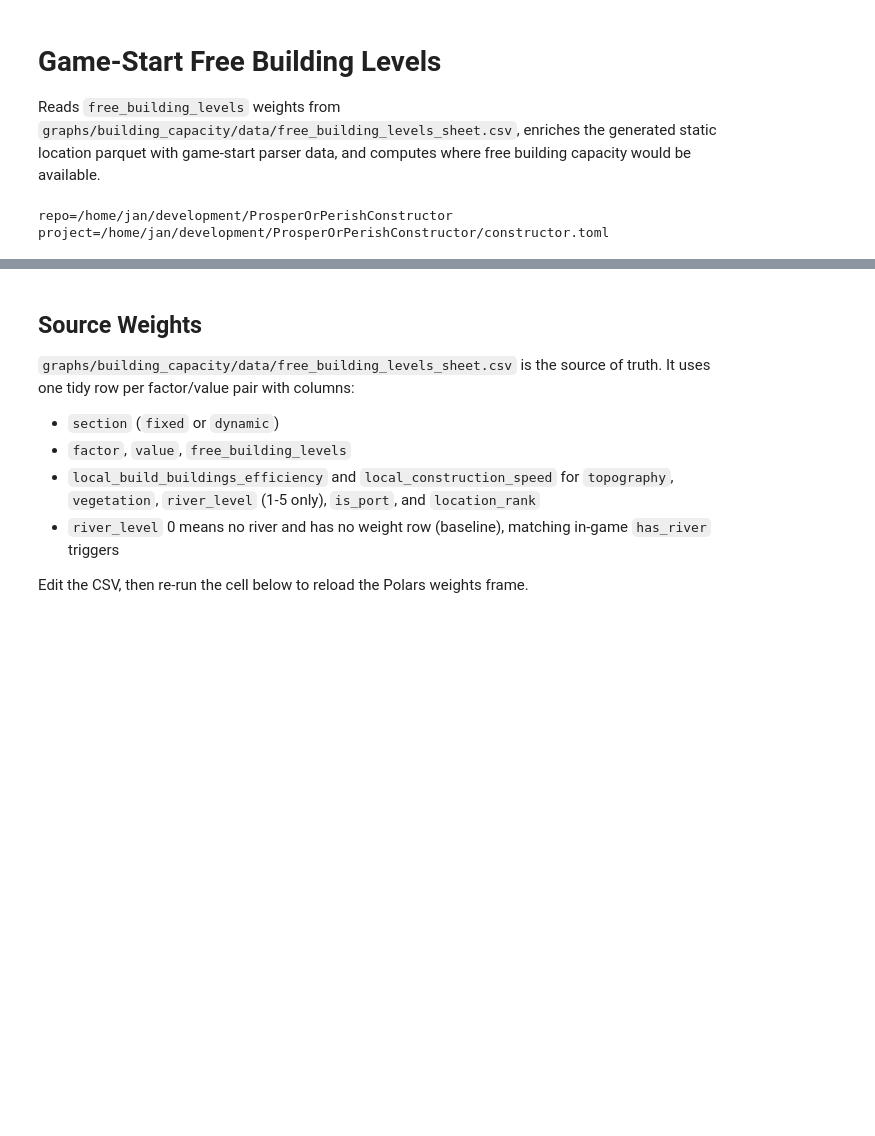
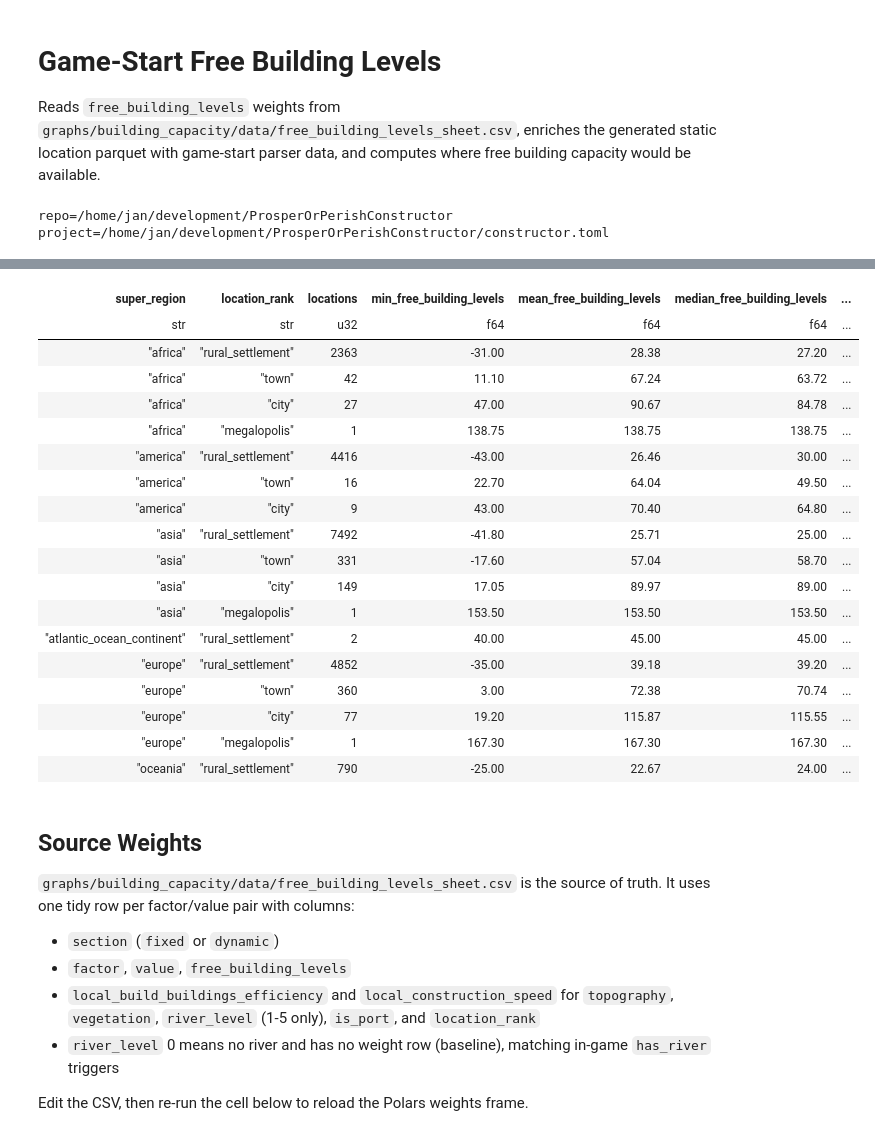
Before and after one commit to JanB1989/prosper-or-perish-constructor, a Jupyter notebook: graphs/building_capacity/free_building_levels_workbench.ipynb, the cells around one changed output, grey strips where cells are left out. Drawn from its saved outputs; the diff is of its cells as text; code cells hidden in the pictures; blank space fills up the shorter version.

```diff
--- a/graphs/building_capacity/free_building_levels_workbench.ipynb
+++ b/graphs/building_capacity/free_building_levels_workbench.ipynb
@@ -97,0 +102,62 @@ project=/home/jan/development/ProsperOrPerishConstructor/constructor.toml
+# %%
+RANK_ORDER = ["rural_settlement", "town", "city", "megalopolis"]
+
+
+def rank_order_expr() -> pl.Expr:
+    return (
+        pl.when(pl.col("location_rank") == "rural_settlement").then(pl.lit(0))
+        .when(pl.col("location_rank") == "town").then(pl.lit(1))
+        .when(pl.col("location_rank") == "city").then(pl.lit(2))
+        .when(pl.col("location_rank") == "megalopolis").then(pl.lit(3))
+        .otherwise(pl.lit(99))
+        .alias("rank_order")
+    )
+
+
+def summarize_rank_building_levels(
+    frame: pl.DataFrame,
+    group_by: list[str] | None = None,
+) -> pl.DataFrame:
+    group_columns = list(group_by or [])
+    return round_numeric_columns(
+        frame
+        .filter(pl.col("location_rank").is_in(RANK_ORDER))
+        .group_by([*group_columns, "location_rank"])
+        .agg(
+            pl.len().alias("locations"),
+            pl.col("free_building_levels").min().alias("min_free_building_levels"),
+            pl.col("free_building_levels").mean().alias("mean_free_building_levels"),
+            pl.col("free_building_levels").median().alias("median_free_building_levels"),
+            pl.col("free_building_levels").max().alias("max_free_building_levels"),
+        )
+        .with_columns(rank_order_expr())
+        .sort([*group_columns, "rank_order"])
+        .drop("rank_order")
+    )
+
+
+sheet_csv = local_free_building_levels_sheet_csv_path(REPO)
+weights = load_free_building_level_weights(REPO)
+locations = load_free_building_level_location_frame(REPO, PROJECT)
+result = compute_free_building_levels(locations, weights)
+scores = result.frame
+efficiency_scores = compute_local_build_buildings_efficiency(locations, weights)
+construction_speed_scores = compute_local_construction_speed(locations, weights)
+scores = scores.join(
+    efficiency_scores.select("location_tag", LOCAL_BUILD_BUILDINGS_EFFICIENCY_COLUMN),
+    on="location_tag",
+    how="left",
+).join(
+    construction_speed_scores.select("location_tag", LOCAL_CONSTRUCTION_SPEED_COLUMN),
+    on="location_tag",
+    how="left",
+)
+
+global_rank_summary = summarize_rank_building_levels(scores)
+super_region_rank_summary = summarize_rank_building_levels(scores, group_by=["super_region"])
+
+display(Markdown("### Global min / mean / median / max by settlement rank"))
+display(global_rank_summary)
+display(Markdown("### Super-region min / mean / median / max by settlement rank"))
+display(super_region_rank_summary)
+# %% [output]
@@ -98,3 +174,22 @@ project=/home/jan/development/ProsperOrPerishConstructor/constructor.toml
+| super_region | location_rank | locations | min_free_building_levels | mean_free_building_levels | median_free_building_levels | ... |
+| str | str | u32 | f64 | f64 | f64 | ... |
+| "africa" | "rural_settlement" | 2363 | -31.00 | 28.38 | 27.20 | ... |
+| "africa" | "town" | 42 | 11.10 | 67.24 | 63.72 | ... |
+| "africa" | "city" | 27 | 47.00 | 90.67 | 84.78 | ... |
+| "africa" | "megalopolis" | 1 | 138.75 | 138.75 | 138.75 | ... |
+| "america" | "rural_settlement" | 4416 | -43.00 | 26.46 | 30.00 | ... |
+| "america" | "town" | 16 | 22.70 | 64.04 | 49.50 | ... |
+| "america" | "city" | 9 | 43.00 | 70.40 | 64.80 | ... |
+| "asia" | "rural_settlement" | 7492 | -41.80 | 25.71 | 25.00 | ... |
+| "asia" | "town" | 331 | -17.60 | 57.04 | 58.70 | ... |
+| "asia" | "city" | 149 | 17.05 | 89.97 | 89.00 | ... |
+| "asia" | "megalopolis" | 1 | 153.50 | 153.50 | 153.50 | ... |
+| "atlantic_ocean_continent" | "rural_settlement" | 2 | 40.00 | 45.00 | 45.00 | ... |
+| "europe" | "rural_settlement" | 4852 | -35.00 | 39.18 | 39.20 | ... |
+| "europe" | "town" | 360 | 3.00 | 72.38 | 70.74 | ... |
+| "europe" | "city" | 77 | 19.20 | 115.87 | 115.55 | ... |
+| "europe" | "megalopolis" | 1 | 167.30 | 167.30 | 167.30 | ... |
+| "oceania" | "rural_settlement" | 790 | -25.00 | 22.67 | 24.00 | ... |
 # %% [markdown]
 ## Source Weights
 
```
Also changed, not shown: parts of 8 cells of this notebook, 6 other files.
